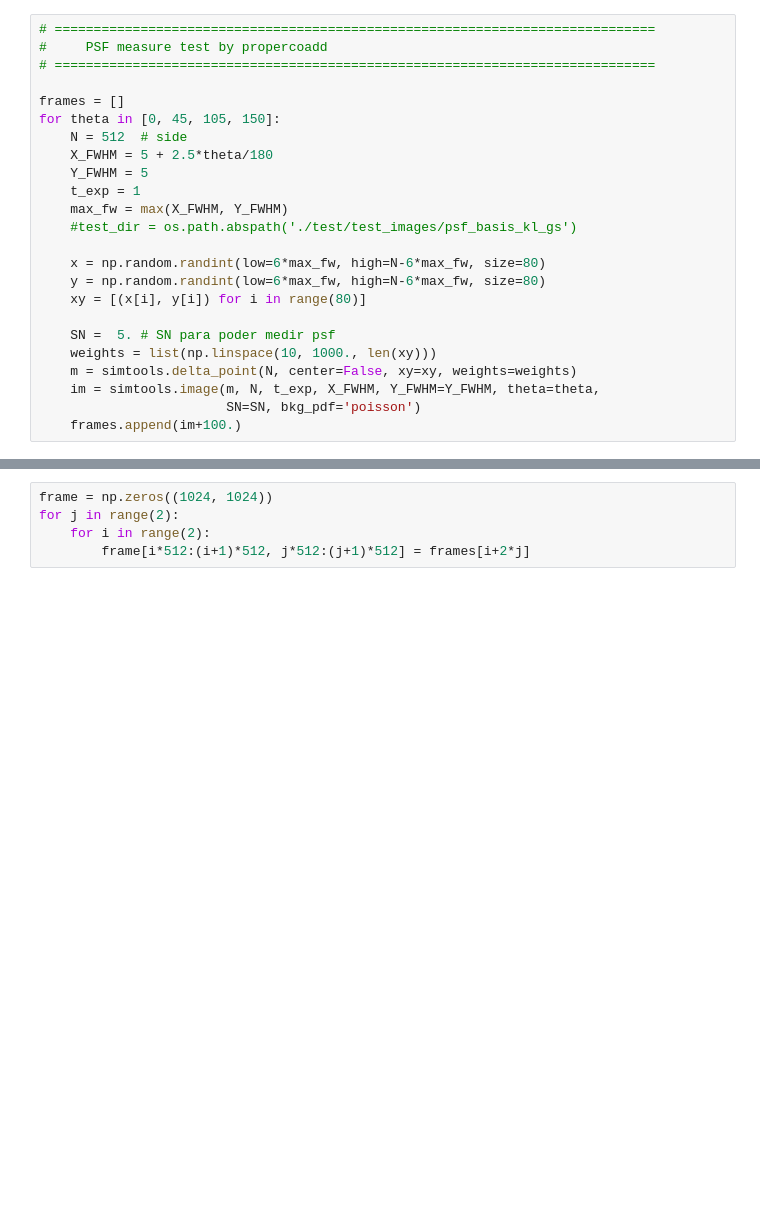
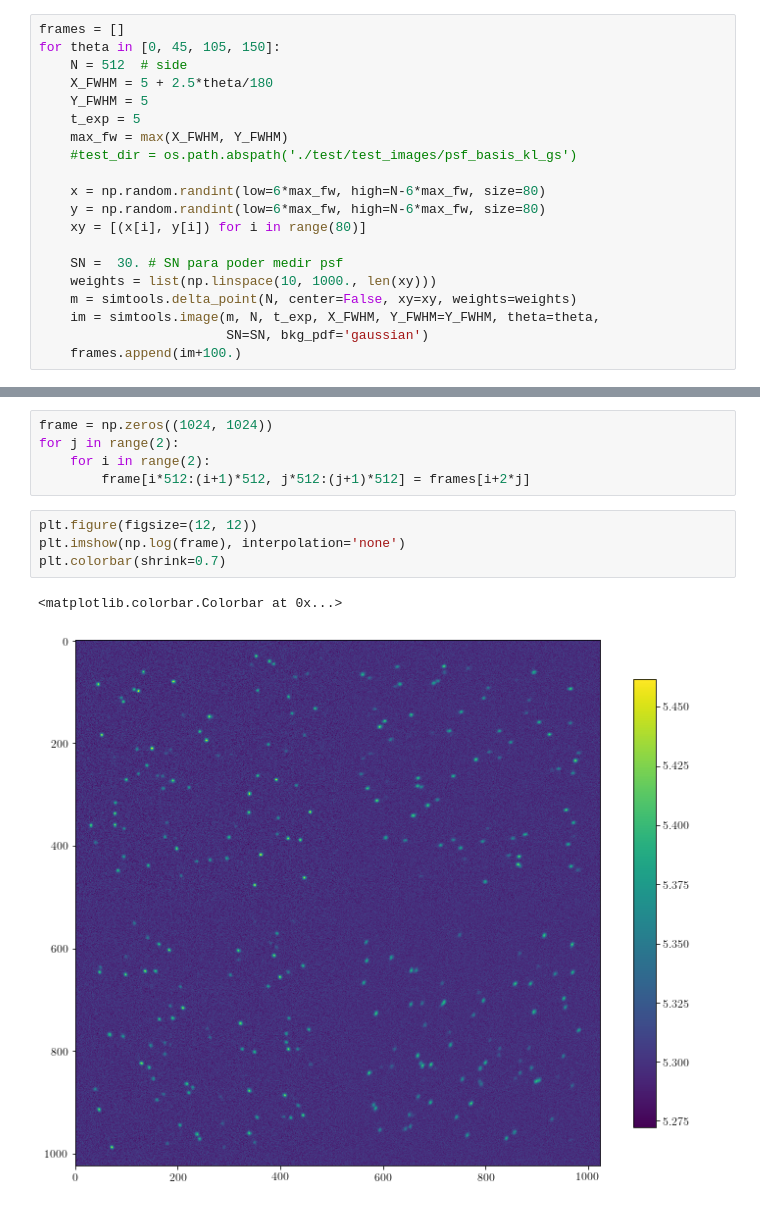
Before and after one commit to quatrope/ProperImage, a Jupyter notebook: docs/source/tutorial/Tutorial02.ipynb, the cells around one changed output, grey strips where cells are left out. Saved outputs shown, nothing was run; the diff lists cells and outputs as text; blank space fills up the shorter version.

```diff
--- a/docs/source/tutorial/Tutorial02.ipynb
+++ b/docs/source/tutorial/Tutorial02.ipynb
@@ -26,14 +38,10 @@ from properimage import plot
 # %%
-# =============================================================================
-#     PSF measure test by propercoadd
-# =============================================================================
-
 frames = []
 for theta in [0, 45, 105, 150]:
     N = 512  # side
     X_FWHM = 5 + 2.5*theta/180
     Y_FWHM = 5
-    t_exp = 1
+    t_exp = 5
     max_fw = max(X_FWHM, Y_FWHM)
     #test_dir = os.path.abspath('./test/test_images/psf_basis_kl_gs')
 
@@ -41,10 +49,10 @@ for theta in [0, 45, 105, 150]:
     y = np.random.randint(low=6*max_fw, high=N-6*max_fw, size=80)
     xy = [(x[i], y[i]) for i in range(80)]
 
-    SN =  5. # SN para poder medir psf
+    SN =  30. # SN para poder medir psf
     weights = list(np.linspace(10, 1000., len(xy)))
     m = simtools.delta_point(N, center=False, xy=xy, weights=weights)
     im = simtools.image(m, N, t_exp, X_FWHM, Y_FWHM=Y_FWHM, theta=theta,
-                        SN=SN, bkg_pdf='poisson')
+                        SN=SN, bkg_pdf='gaussian')
     frames.append(im+100.)
 # %% [output]
@@ -57,3 +65,10 @@ frame = np.zeros((1024, 1024))
 for j in range(2):
     for i in range(2):
         frame[i*512:(i+1)*512, j*512:(j+1)*512] = frames[i+2*j]
+# %%
+plt.figure(figsize=(12, 12))
+plt.imshow(np.log(frame), interpolation='none')
+plt.colorbar(shrink=0.7)
+# %% [output]
+<matplotlib.colorbar.Colorbar at 0x...>
+[figure, added]
```
Also changed, not shown: parts of 11 cells of this notebook, 1 other file.
